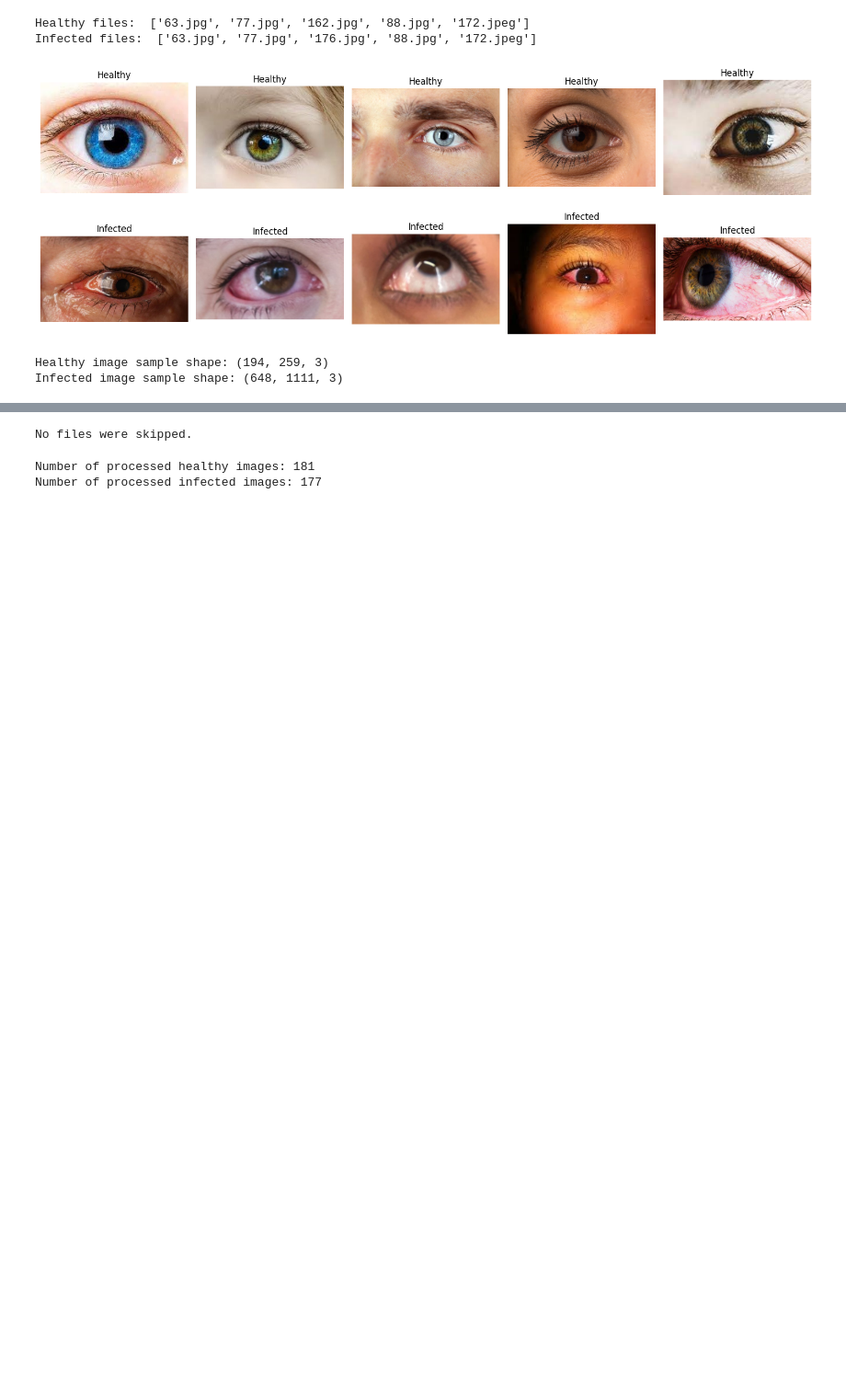
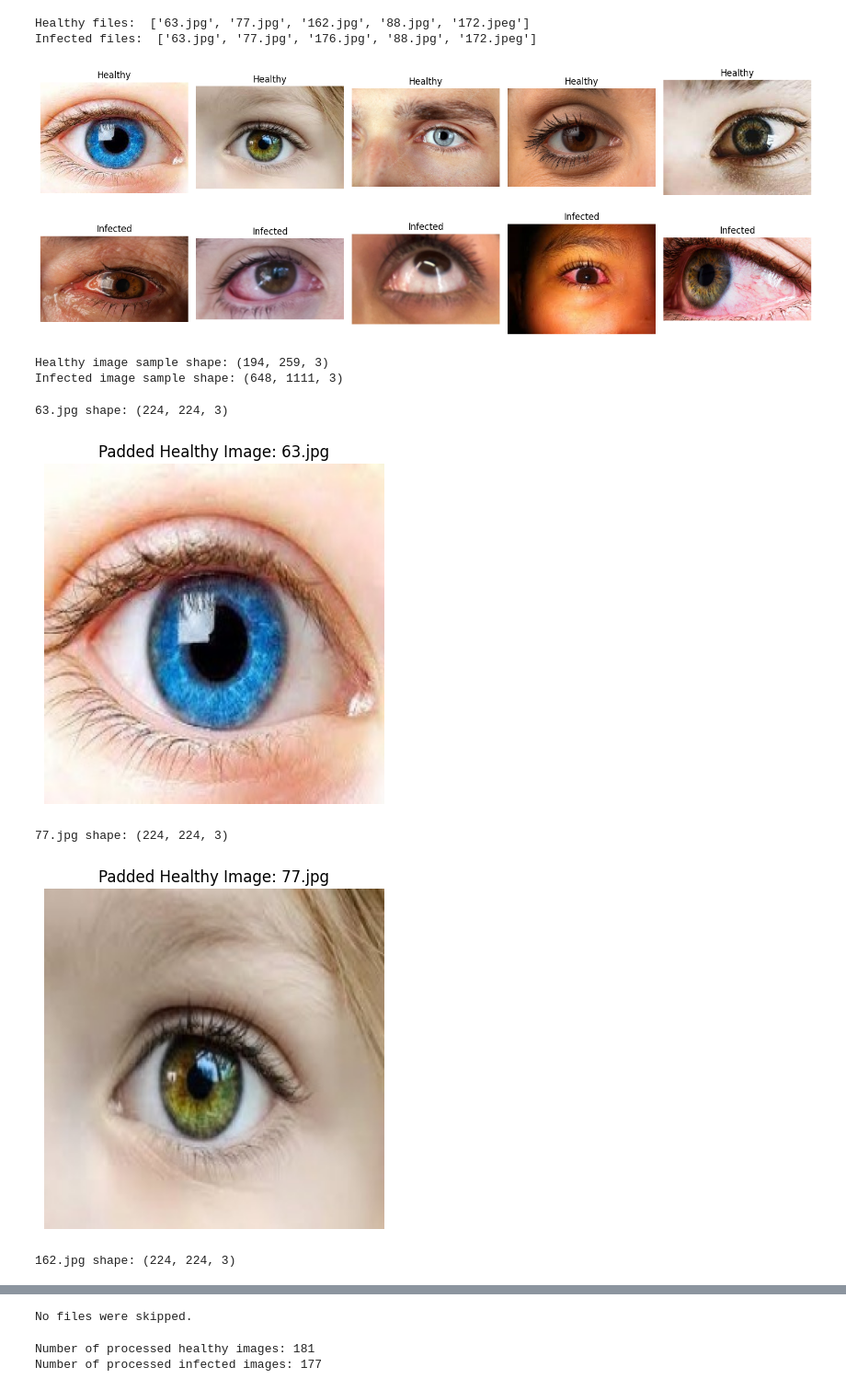
Before and after one commit to mariam-hedgie/Eyedentify-AI, a Jupyter notebook: notebooks/explore_preprocess.ipynb, the cells around one changed output, grey strips where cells are left out. Shown at 92% size. Saved outputs shown, nothing was run; the diff lists cells and outputs as text; code cells hidden in the pictures; blank space fills up the shorter version.

Commit message:
adding padding

```diff
--- a/notebooks/explore_preprocess.ipynb
+++ b/notebooks/explore_preprocess.ipynb
@@ -108,0 +106,27 @@ skipped_files = skipped_healthy + skipped_infected
+# %%
+# call and collect skipped files
+skipped_healthy = clean_resize_imgs(healthy_path, processed_healthy_path, "Healthy")
+skipped_infected = clean_resize_imgs(infected_path, processed_infected_path, "Infected")
+
+
+# Optional: check padding visually on first 3 processed healthy images
+sample_imgs = os.listdir(processed_healthy_path)[:3]
+
+for fname in sample_imgs:
+    img = cv2.imread(os.path.join(processed_healthy_path, fname))
+    print(f"{fname} shape: {img.shape}")  # confirm size is 512x512
+
+    # Show with clear padding detection (vmin/vmax avoid matplotlib scaling tricks)
+    plt.imshow(cv2.cvtColor(img, cv2.COLOR_BGR2RGB), vmin=0, vmax=255)
+    plt.title(f"Padded Healthy Image: {fname}")
+    plt.axis('off')
+    plt.show()
+
+# merge both logs
+skipped_files = skipped_healthy + skipped_infected
+# %% [output]
+63.jpg shape: (224, 224, 3)
+[figure, added]
+77.jpg shape: (224, 224, 3)
+[figure, added]
+162.jpg shape: (224, 224, 3)
```
Also changed, not shown: parts of 4 cells of this notebook, 2 other files.
